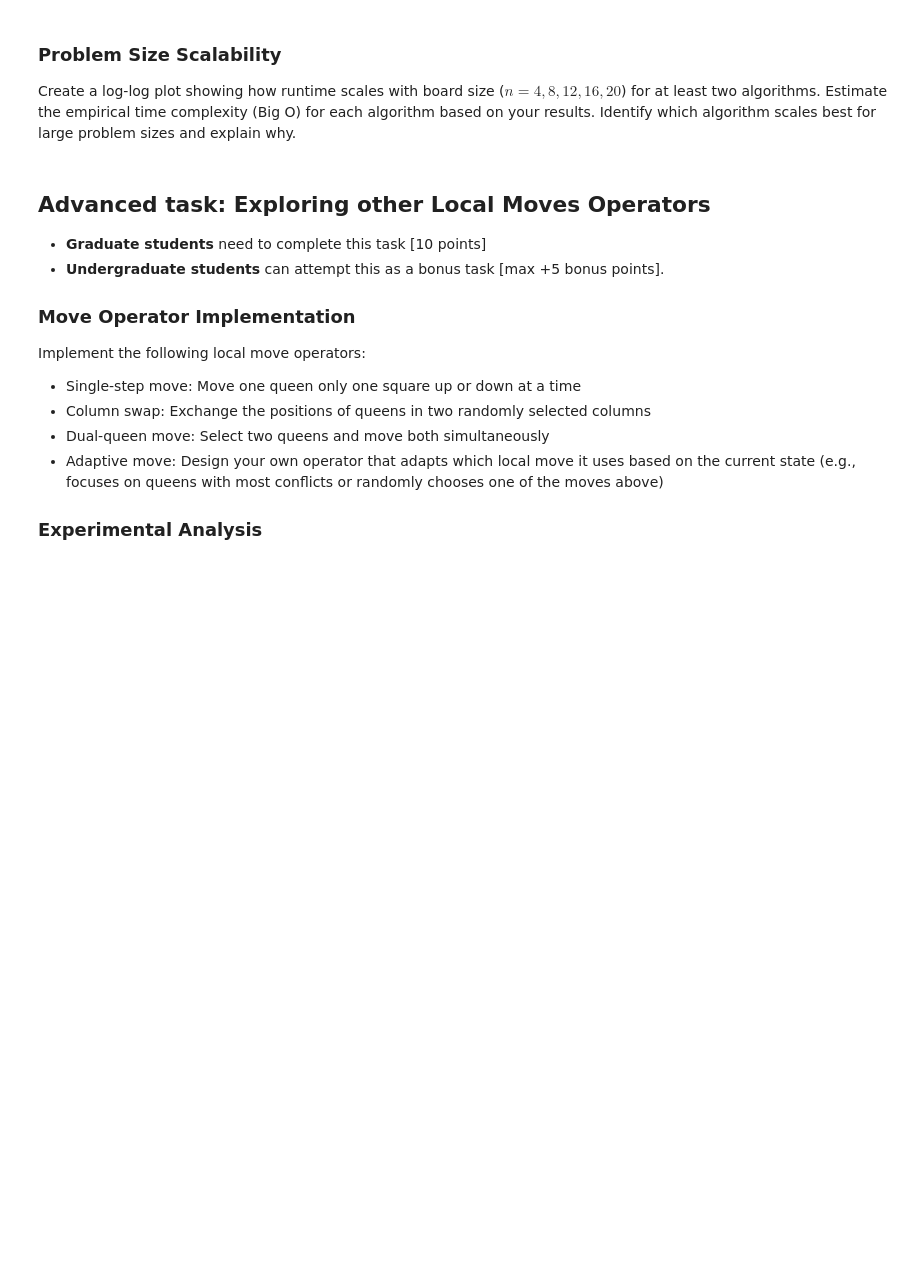
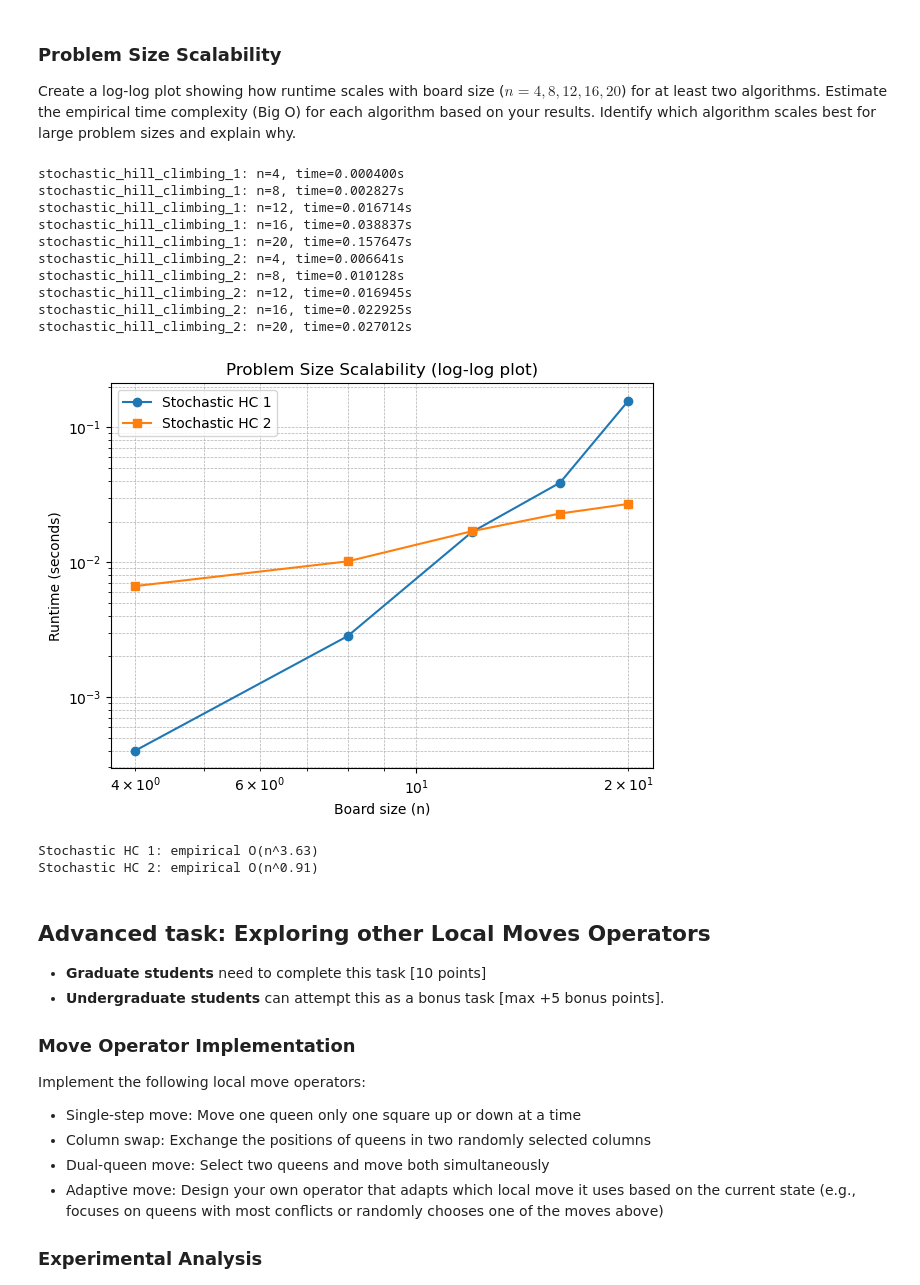
Before and after one commit to LaiTanTai/CSTTNT_NC, a Jupyter notebook: lab03/n_queens.ipynb, the cells around one changed output. Saved outputs shown, nothing was run; the diff lists cells and outputs as text; code cells hidden in the pictures; blank space fills up the shorter version.

```diff
--- a/lab03/n_queens.ipynb
+++ b/lab03/n_queens.ipynb
@@ -389,9 +484,9 @@ def benchmark(algorithm, n, runs=100):
     return avg_time, avg_conflicts, success_rate
 
 algorithms = {
-    #"Steepest asc. HC": steepest_ascent_hc,
-    #"Stochastic HC 1": stochastic_hc1,
-    #"Stochastic HC 2": stochastic_hc2,
+    "Steepest asc. HC": steepest_ascent_hill_climbing,
+    "Stochastic HC 1": stochastic_hill_climbing_2,
+    "Stochastic HC 2": stochastic_hill_climbing_2,
     "Simulated Annealing": simulated_annealing_run
 }
 
@@ -489,3 +579,71 @@ Identify which algorithm scales best for large problem sizes and explain why.
+# %%
+import numpy as np
+import time
+import matplotlib.pyplot as plt
+
+# Giả sử bạn có 2 hàm stochastic khác nhau
+# stochastic_hill_climbing_1 và stochastic_hill_climbing_2
+
+def measure_runtime(alg_func, n_values, trials=5):
+    runtimes = []
+    for n in n_values:
+        t_total = 0
+        for _ in range(trials):
+            board = random_board(n)
+            start = time.time()
+            alg_func(n, board)
+            t_total += (time.time() - start)
+        avg_time = t_total / trials
+        runtimes.append(avg_time)
+        print(f"{alg_func.__name__}: n={n}, time={avg_time:.6f}s")
+    return np.array(runtimes)
+
+n_values = np.array([4, 8, 12, 16, 20])
+
+# Đo runtime từng thuật toán
+stochastic_times_1 = measure_runtime(stochastic_hill_climbing_1, n_values)
+stochastic_times_2 = measure_runtime(stochastic_hill_climbing_2, n_values)
+
+# ---------------------------
+# Vẽ đồ thị log-log
+# ---------------------------
+plt.figure(figsize=(7,5))
+plt.loglog(n_values, stochastic_times_1, 'o-', label="Stochastic HC 1")
+plt.loglog(n_values, stochastic_times_2, 's-', label="Stochastic HC 2")
+plt.xlabel("Board size (n)")
+plt.ylabel("Runtime (seconds)")
+plt.title("Problem Size Scalability (log-log plot)")
+plt.legend()
+plt.grid(True, which="both", ls="--", lw=0.5)
+plt.show()
+
+# ---------------------------
+# Ước lượng độ phức tạp (Big-O)
+# ---------------------------
+def estimate_complexity(n_values, times):
+    mask = np.array(times) > 0
+    slope, intercept = np.polyfit(np.log(n_values[mask]), np.log(np.array(times)[mask]), 1)
+    return slope, intercept
+
+s1, _ = estimate_complexity(n_values, stochastic_times_1)
+s2, _ = estimate_complexity(n_values, stochastic_times_2)
+
+print(f"Stochastic HC 1: empirical O(n^{s1:.2f})")
+print(f"Stochastic HC 2: empirical O(n^{s2:.2f})")
+# %% [output]
+stochastic_hill_climbing_1: n=4, time=0.000400s
+stochastic_hill_climbing_1: n=8, time=0.002827s
+stochastic_hill_climbing_1: n=12, time=0.016714s
+stochastic_hill_climbing_1: n=16, time=0.038837s
+stochastic_hill_climbing_1: n=20, time=0.157647s
+stochastic_hill_climbing_2: n=4, time=0.006641s
+stochastic_hill_climbing_2: n=8, time=0.010128s
+stochastic_hill_climbing_2: n=12, time=0.016945s
+stochastic_hill_climbing_2: n=16, time=0.022925s
+stochastic_hill_climbing_2: n=20, time=0.027012s
+[figure, added]
+Stochastic HC 1: empirical O(n^3.63)
+Stochastic HC 2: empirical O(n^0.91)
 # %% [markdown]
 ## Advanced task: Exploring other Local Moves Operators
 
```
Also changed, not shown: parts of 10 cells of this notebook.
